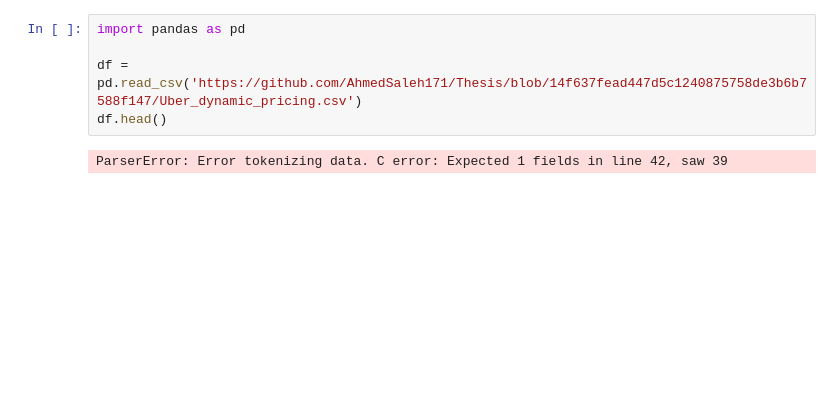
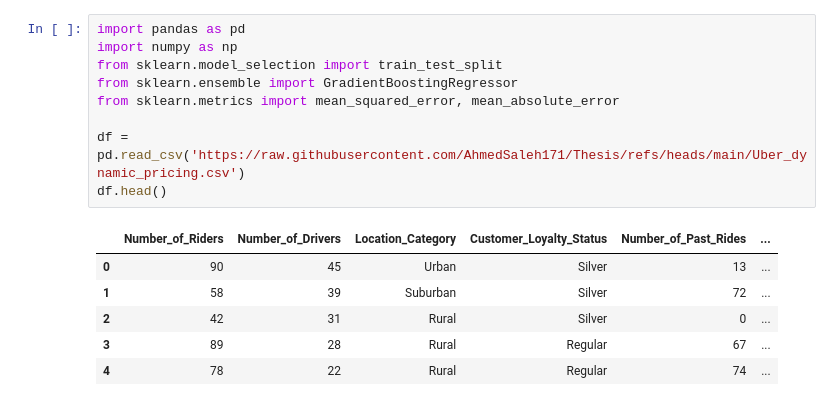
Before and after one commit to AhmedSaleh171/Thesis, a Jupyter notebook: Uberset.ipynb, the cells around one changed output. Drawn from its saved outputs; the diff is of its cells as text; blank space fills up the shorter version.

```diff
--- a/Uberset.ipynb
+++ b/Uberset.ipynb
@@ -2,8 +2,17 @@
 <a href="https://colab.research.google.com/github/AhmedSaleh171/Thesis/blob/main/Uberset.ipynb" target="_parent"><img src="https://colab.research.google.com/assets/colab-badge.svg" alt="Open In Colab"/></a>
 # %%
 import pandas as pd
+import numpy as np
+from sklearn.model_selection import train_test_split
+from sklearn.ensemble import GradientBoostingRegressor
+from sklearn.metrics import mean_squared_error, mean_absolute_error
 
-df = pd.read_csv('https://github.com/AhmedSaleh171/Thesis/blob/14f637fead447d5c1240875758de3b6b7588f147/Uber_dynamic_pricing.csv')
+df = pd.read_csv('https://raw.githubusercontent.com/AhmedSaleh171/Thesis/refs/heads/main/Uber_dynamic_pricing.csv')
 df.head()
 # %% [output]
-ParserError: Error tokenizing data. C error: Expected 1 fields in line 42, saw 39
+|  | Number_of_Riders | Number_of_Drivers | Location_Category | Customer_Loyalty_Status | Number_of_Past_Rides | ... |
+| 0 | 90 | 45 | Urban | Silver | 13 | ... |
+| 1 | 58 | 39 | Suburban | Silver | 72 | ... |
+| 2 | 42 | 31 | Rural | Silver | 0 | ... |
+| 3 | 89 | 28 | Rural | Regular | 67 | ... |
+| 4 | 78 | 22 | Rural | Regular | 74 | ... |
```
Also changed, not shown: parts of 6 cells of this notebook.
